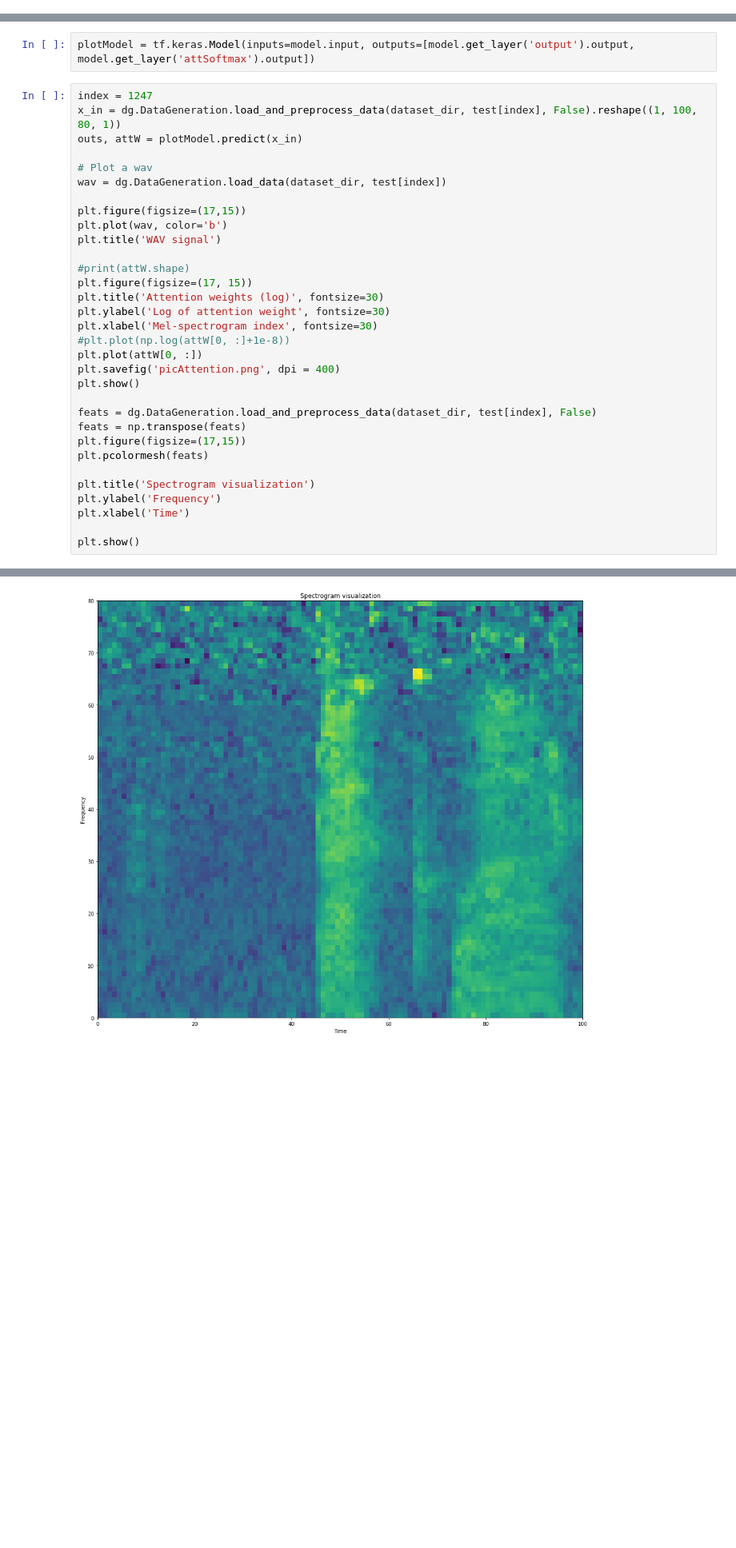
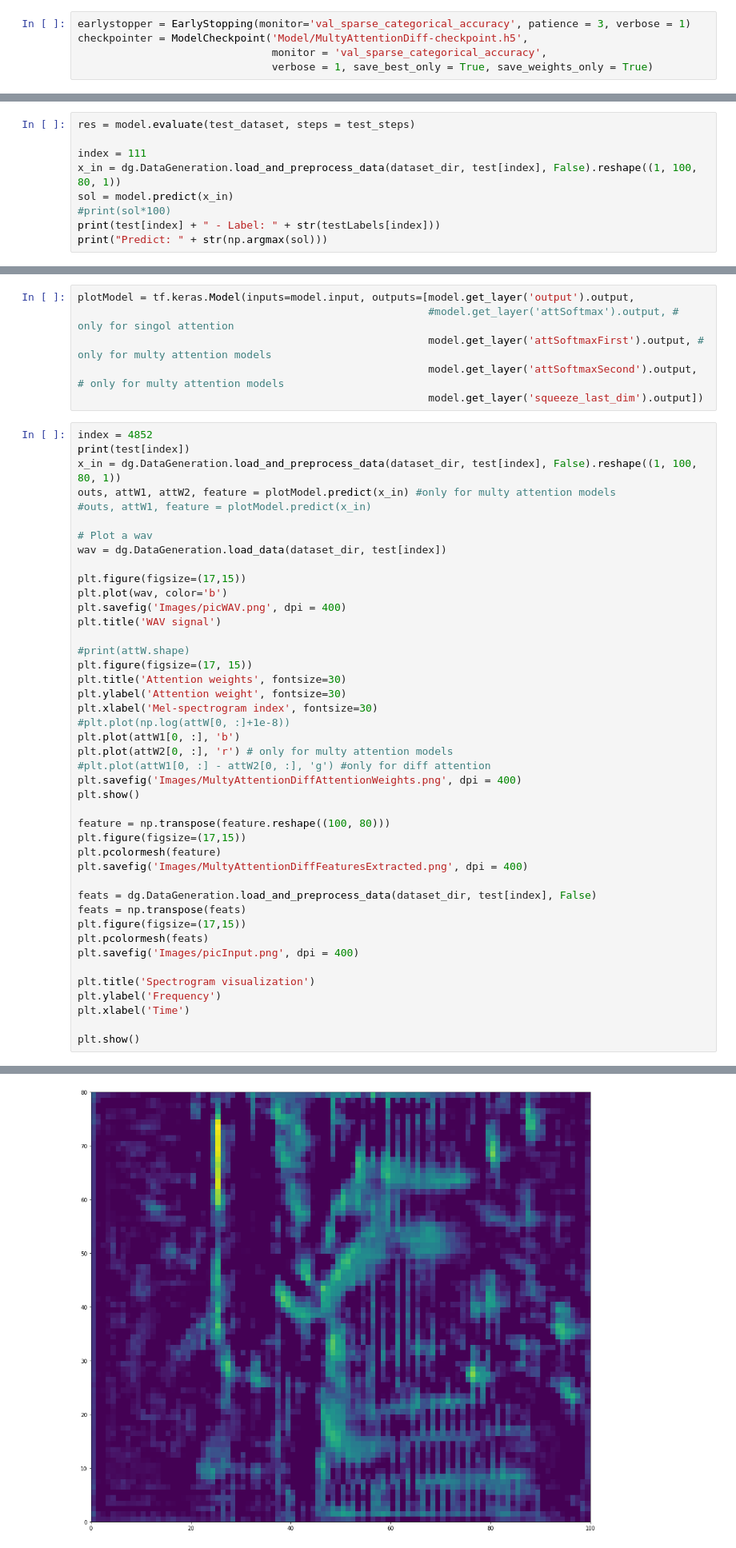
Before and after one commit to XWerer/HDA_Project, a Jupyter notebook: Train.ipynb, the cells around one changed output, grey strips where cells are left out. Shown at 80% size. Cells and saved outputs as stored; diff of their text form; blank space fills up the shorter version.

```diff
--- a/Train.ipynb
+++ b/Train.ipynb
@@ -546,0 +643,5 @@ print("Predict: " + str(np.argmax(sol)))
+# %%
+earlystopper = EarlyStopping(monitor='val_sparse_categorical_accuracy', patience = 3, verbose = 1)
+checkpointer = ModelCheckpoint('Model/MultyAttentionDiff-checkpoint.h5',
+                               monitor = 'val_sparse_categorical_accuracy',
+                               verbose = 1, save_best_only = True, save_weights_only = True)
@@ -547,3 +686,12 @@ print("Predict: " + str(np.argmax(sol)))
+# %%
+res = model.evaluate(test_dataset, steps = test_steps)
+
+index = 111
+x_in = dg.DataGeneration.load_and_preprocess_data(dataset_dir, test[index], False).reshape((1, 100, 80, 1))
+sol = model.predict(x_in)
+#print(sol*100)
+print(test[index] + " - Label: " + str(testLabels[index]))
+print("Predict: " + str(np.argmax(sol)))
 # %% [markdown]
 # Some plots
 
@@ -566,33 +715,48 @@ Normalized confusion matrix
 # %% [markdown]
 ## Attention Weights
 # %%
-plotModel = tf.keras.Model(inputs=model.input, outputs=[model.get_layer('output').output, model.get_layer('attSoftmax').output])
+plotModel = tf.keras.Model(inputs=model.input, outputs=[model.get_layer('output').output,
+                                                        #model.get_layer('attSoftmax').output, # only for singol attention
+                                                        model.get_layer('attSoftmaxFirst').output, # only for multy attention models
+                                                        model.get_layer('attSoftmaxSecond').output, # only for multy attention models
+                                                        model.get_layer('squeeze_last_dim').output])
 # %%
-index = 1247
+index = 4852
+print(test[index])
 x_in = dg.DataGeneration.load_and_preprocess_data(dataset_dir, test[index], False).reshape((1, 100, 80, 1))
-outs, attW = plotModel.predict(x_in)
+outs, attW1, attW2, feature = plotModel.predict(x_in) #only for multy attention models
+#outs, attW1, feature = plotModel.predict(x_in)
 
 # Plot a wav
 wav = dg.DataGeneration.load_data(dataset_dir, test[index])
 
 plt.figure(figsize=(17,15))
 plt.plot(wav, color='b')
+plt.savefig('Images/picWAV.png', dpi = 400)
 plt.title('WAV signal')
 
 #print(attW.shape)
 plt.figure(figsize=(17, 15))
-plt.title('Attention weights (log)', fontsize=30)
-plt.ylabel('Log of attention weight', fontsize=30)
+plt.title('Attention weights', fontsize=30)
+plt.ylabel('Attention weight', fontsize=30)
 plt.xlabel('Mel-spectrogram index', fontsize=30)
 #plt.plot(np.log(attW[0, :]+1e-8))
-plt.plot(attW[0, :])
-plt.savefig('picAttention.png', dpi = 400)
+plt.plot(attW1[0, :], 'b')
+plt.plot(attW2[0, :], 'r') # only for multy attention models
+#plt.plot(attW1[0, :] - attW2[0, :], 'g') #only for diff attention
+plt.savefig('Images/MultyAttentionDiffAttentionWeights.png', dpi = 400)
 plt.show()
+
+feature = np.transpose(feature.reshape((100, 80)))
+plt.figure(figsize=(17,15))
+plt.pcolormesh(feature)
+plt.savefig('Images/MultyAttentionDiffFeaturesExtracted.png', dpi = 400)
 
 feats = dg.DataGeneration.load_and_preprocess_data(dataset_dir, test[index], False)
 feats = np.transpose(feats)
 plt.figure(figsize=(17,15))
 plt.pcolormesh(feats)
+plt.savefig('Images/picInput.png', dpi = 400)
 
 plt.title('Spectrogram visualization')
 plt.ylabel('Frequency')
@@ -605 +770 @@ plt.show()
-[figure, old version]
+[figure, new version]
```
Also changed, not shown: parts of 36 cells of this notebook, 34 other files.
